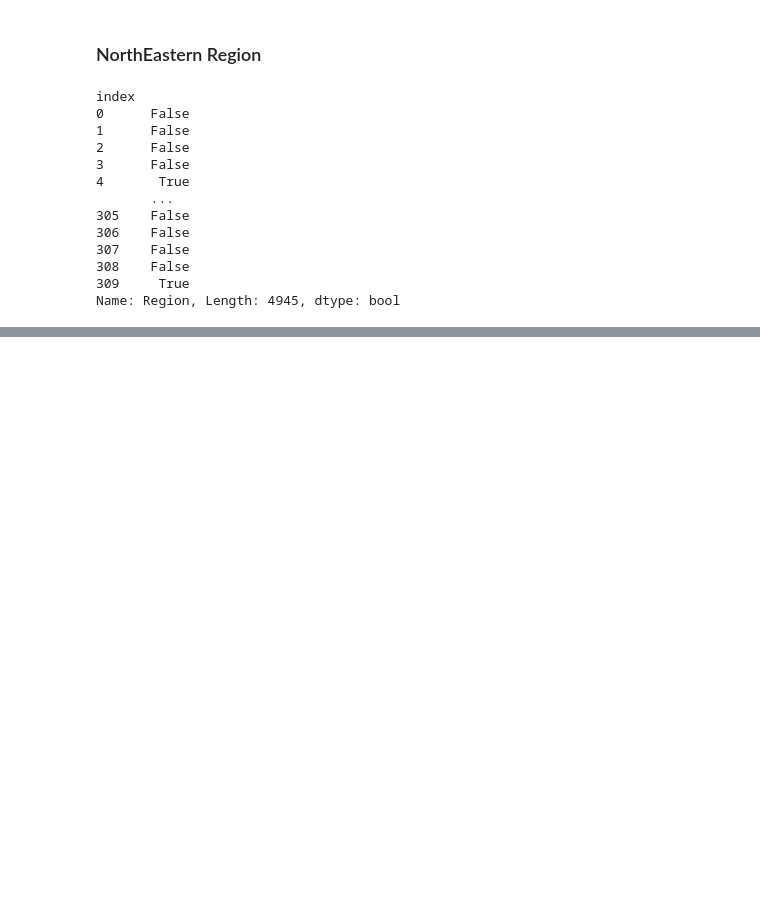
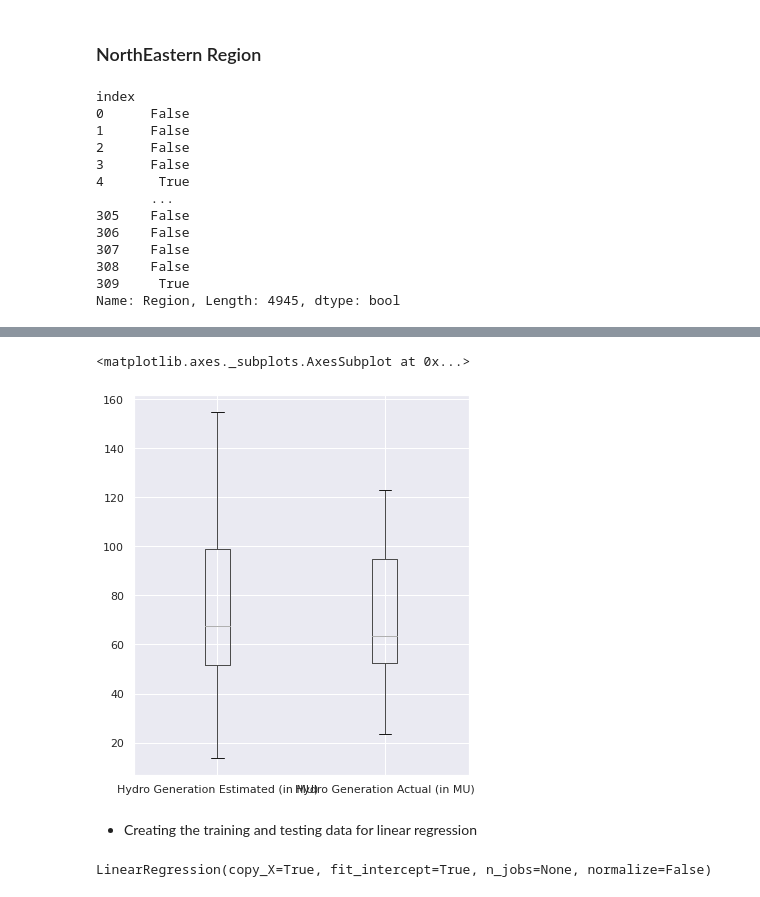
Before and after one commit to SheCodes-IEEE-CIS-GHRCE/Electricity-Generation-Analysis-and-Prediction-in-India, a Jupyter notebook: Elec-gen.ipynb, the cells around one changed output, grey strips where cells are left out. Saved outputs shown, nothing was run; the diff lists cells and outputs as text; code cells hidden in the pictures; blank space fills up the shorter version.

Commit message:
Regression model analysis over whole dataset and Eastern region

```diff
--- a/Elec-gen.ipynb
+++ b/Elec-gen.ipynb
@@ -675,0 +794,3 @@ df_NorthEastern.to_csv('NorthEastern.csv')
+# %%
+mean_power = power.groupby(by='Date',as_index=False).mean()
+mean_power
@@ -675,0 +811,3 @@ df_NorthEastern.to_csv('NorthEastern.csv')
+# %%
+mean_hydro = mean_power[['Hydro Generation Estimated (in MU)','Hydro Generation Actual (in MU)']]
+mean_hydro
@@ -675,0 +828,7 @@ df_NorthEastern.to_csv('NorthEastern.csv')
+# %%
+mean_hydro.boxplot()
+# %% [output]
+<matplotlib.axes._subplots.AxesSubplot at 0x...>
+[figure, added]
+# %% [markdown]
+* Creating the training and testing data for linear regression
@@ -675,0 +840,5 @@ df_NorthEastern.to_csv('NorthEastern.csv')
+# %%
+linreg = LinearRegression()
+linreg.fit(x_train,y_train)
+# %% [output]
+LinearRegression(copy_X=True, fit_intercept=True, n_jobs=None, normalize=False)
```
Also changed, not shown: parts of 51 cells of this notebook.
